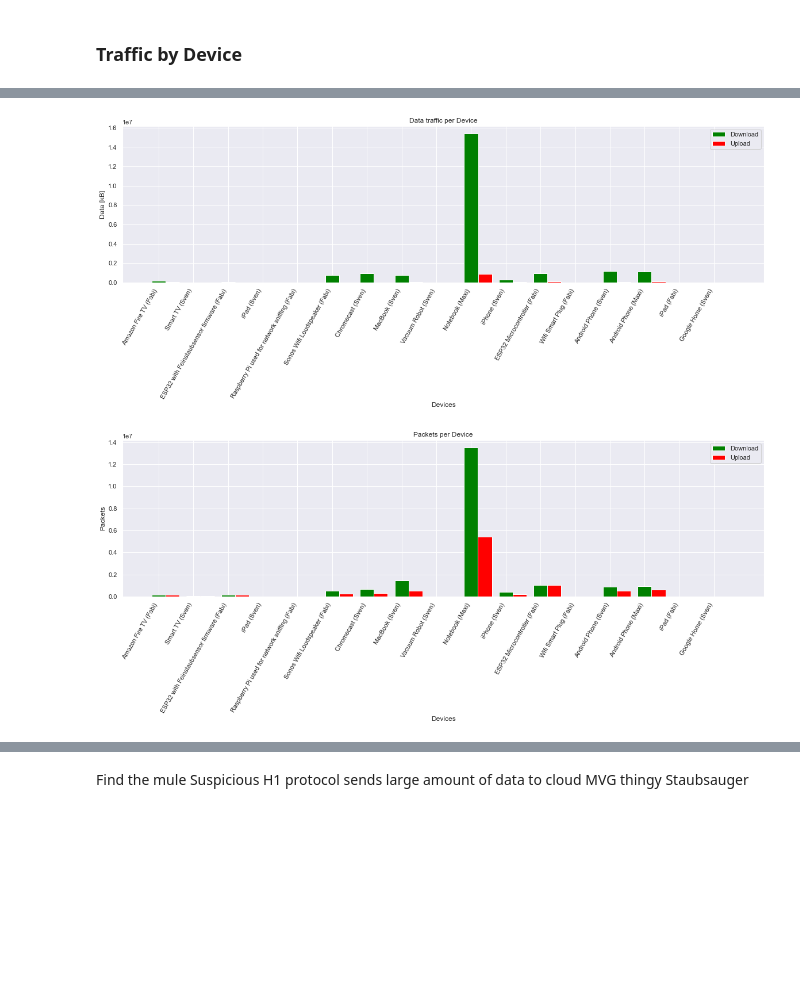
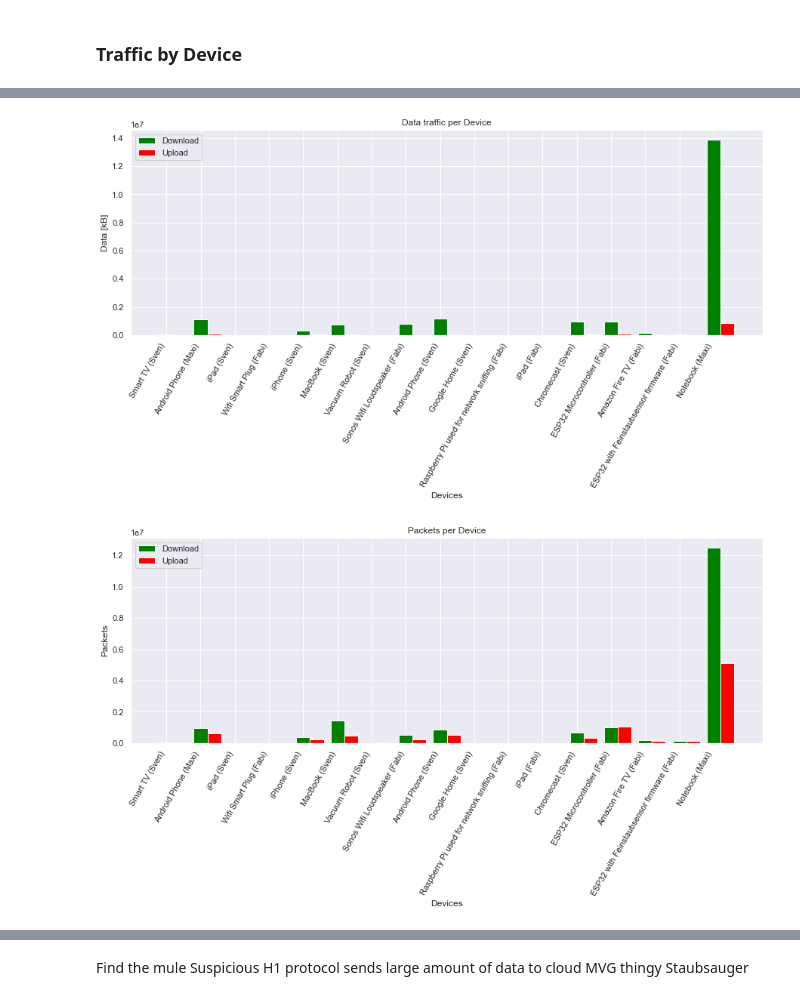
Before and after one commit to fabianh001/cmb_assignment2, a Jupyter notebook: cmb2.ipynb, the cells around one changed output, grey strips where cells are left out. Cells and saved outputs as stored; diff of their text form; code cells hidden in the pictures; blank space fills up the shorter version.

```diff
--- a/cmb2.ipynb
+++ b/cmb2.ipynb
@@ -98,7 +98,7 @@ Create Pandas Dataframe
 if new_read:
     print('Concatenate csv files...')
     df_fabi = pd.read_csv("dumps/allPorts_fabian.csv", encoding = "latin")
-    df_maxi = pd.read_csv("dumps/allPorts_maxi_v2.csv", encoding = "latin")
+    df_maxi = pd.read_csv("dumps/allPorts_maxi_v3.csv", encoding = "latin")
     df_sven = pd.read_csv("dumps/advanced-dumps-sven.csv", encoding = "latin")
     df = pd.concat([df_fabi, df_maxi, df_sven])
     print('Concatenate operation completed')
@@ -701,8 +681,7 @@ Compute packet count and data traffic over time 2/2...
 # %%
 # print(count_packets)
 # print(length_packets)
-plt.rcParams['figure.figsize'] = [20, 5]
-fig, ax = plt.subplots()
+fig, ax = plt.subplots(figsize=(40, 5))
 plt.xlabel('Time')
 plt.ylabel('Packets')
 plt.title('Packets per timeframe (15 min interval)')
@@ -710,8 +689,7 @@ plt.xticks(x_values_packets, mapping_res)
 ax.bar(x_values_packets, count_packets, color='black')
 fig.show()
 
-fig, ax = plt.subplots()
-plt.rcParams['figure.figsize'] = [20, 5]
+fig, ax = plt.subplots(figsize=(40,5))
 plt.xlabel('Time')
 plt.ylabel('Data [kB]')
 plt.title('Data traffic per timeframe (15 min interval)')
@@ -742,7 +720,7 @@ for name in devices_labels:
 # %%
 # Version 2
 # incoming traffic
-run_device_analysis = False
+run_device_analysis = True
 
 if run_device_analysis:
     print('Process incoming and outgoing traffic per device...')
@@ -868,43 +860,42 @@ Name: Length, dtype: int64
 # aggregate data
 df_device_in_total = (df_device_traffic.iloc[::2].agg(['sum']) // 1000).transpose()# even rows, incoming traffic
 df_device_out_total = (df_device_traffic.iloc[1::2].agg(['sum']) //1000).transpose()# odd rows, outgoing traffic
+
 df_device_in_total_num = df_device_in_total['sum'].to_numpy()
 df_device_out_total_num = df_device_out_total['sum'].to_numpy()
 
 df_device_in_packets_total = (df_device_packets.iloc[::2].agg(['sum'])).transpose()# even rows, incoming traffic
 df_device_out_packets_total = (df_device_packets.iloc[1::2].agg(['sum'])).transpose()# odd rows, outgoing traffic
 df_device_in_packets_total_num = df_device_in_packets_total['sum'].to_numpy()
 df_device_out_packets_total_num = df_device_out_packets_total['sum'].to_numpy()
 
 
-fig, ax = plt.subplots()
-plt.rcParams['figure.figsize'] = [20, 5]
+fig, ax = plt.subplots(figsize=(15,5))
 plt.xlabel('Devices')
 plt.ylabel('Data [kB]')
 plt.title('Data traffic per Device')
 plot_x_devices_traffic = np.arange(len(devices_labels))
 plt.xticks(plot_x_devices_traffic, devices_labels, rotation=60, ha="right")
 ax.bar(plot_x_devices_traffic, df_device_in_total_num, width=0.4, label="Download", color='green')
 ax.bar(plot_x_devices_traffic + 0.4, df_device_out_total_num, width=0.4, label="Upload", color='red')
 ax.legend()
 fig.show()
 
 # plot packets
 
-fig, ax = plt.subplots()
-plt.rcParams['figure.figsize'] = [20, 5]
+fig, ax = plt.subplots(figsize=(15,5))
 plt.xlabel('Devices')
 plt.ylabel('Packets')
 plt.title('Packets per Device')
 plot_x_devices_traffic = np.arange(len(devices_labels))
 plt.xticks(plot_x_devices_traffic, devices_labels, rotation=60, ha="right")
 ax.bar(plot_x_devices_traffic, df_device_in_packets_total_num, width=0.4, label="Download", color='green')
 ax.bar(plot_x_devices_traffic + 0.4, df_device_out_packets_total_num, width=0.4, label="Upload", color='red')
 ax.legend()
 fig.show()
 # %% [output]
-[figure, old version]
+[figure, new version]
-[figure, old version]
+[figure, new version]
 # %% [markdown]
 ### Device Activity ###
 
```
Also changed, not shown: parts of 29 cells of this notebook.
